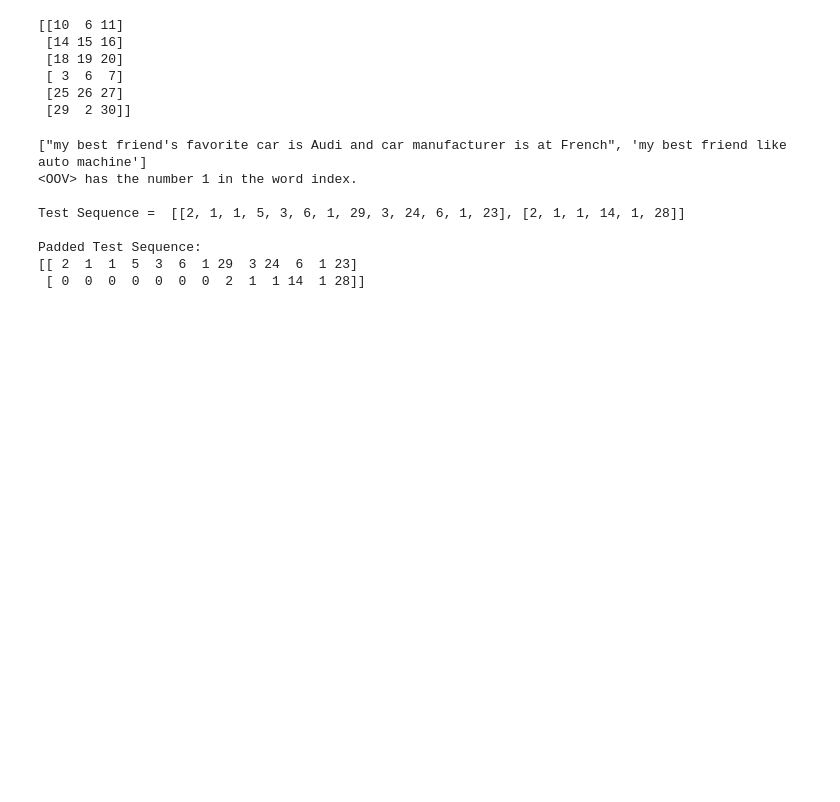
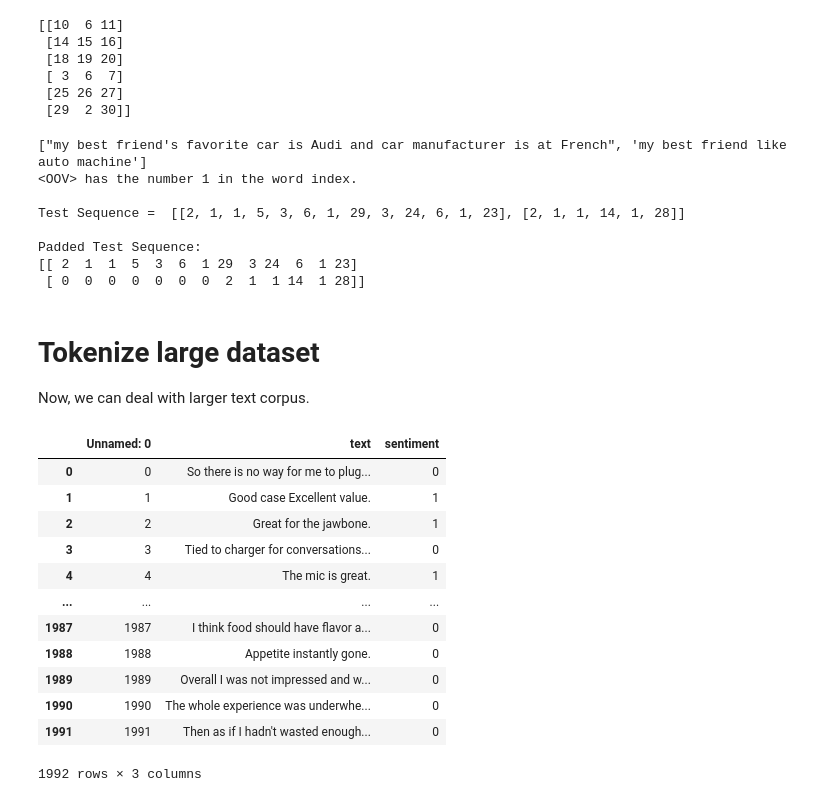
Before and after one commit to ee2110/Natural_Language_Processing-NLP, a Jupyter notebook: Text_Preprocessing/Tokenizing_text_creating_sequences_sentences.ipynb, the cells around one changed output. Drawn from its saved outputs; the diff is of its cells as text; code cells hidden in the pictures; blank space fills up the shorter version.

```diff
--- a/Text_Preprocessing/Tokenizing_text_creating_sequences_sentences.ipynb
+++ b/Text_Preprocessing/Tokenizing_text_creating_sequences_sentences.ipynb
@@ -157,3 +159,7 @@ Test Sequence =  [[2, 1, 1, 5, 3, 6, 1, 29, 3, 24, 6, 1, 23], [2, 1, 1, 14, 1, 2
 Padded Test Sequence:
 [[ 2  1  1  5  3  6  1 29  3 24  6  1 23]
  [ 0  0  0  0  0  0  0  2  1  1 14  1 28]]
+# %% [markdown]
+# **Tokenize large dataset**
+
+Now, we can deal with larger text corpus.
@@ -159,0 +173,17 @@ Padded Test Sequence:
+# %%
+path = pd.read_csv('combined_data.csv')
+path
+# %% [output]
+|  | Unnamed: 0 | text | sentiment |
+| 0 | 0 | So there is no way for me to plug... | 0 |
+| 1 | 1 | Good case Excellent value. | 1 |
+| 2 | 2 | Great for the jawbone. | 1 |
+| 3 | 3 | Tied to charger for conversations... | 0 |
+| 4 | 4 | The mic is great. | 1 |
+| ... | ... | ... | ... |
+| 1987 | 1987 | I think food should have flavor a... | 0 |
+| 1988 | 1988 | Appetite instantly gone. | 0 |
+| 1989 | 1989 | Overall I was not impressed and w... | 0 |
+| 1990 | 1990 | The whole experience was underwhe... | 0 |
+| 1991 | 1991 | Then as if I hadn't wasted enough... | 0 |
+1992 rows × 3 columns
```
Also changed, not shown: parts of 10 cells of this notebook.
